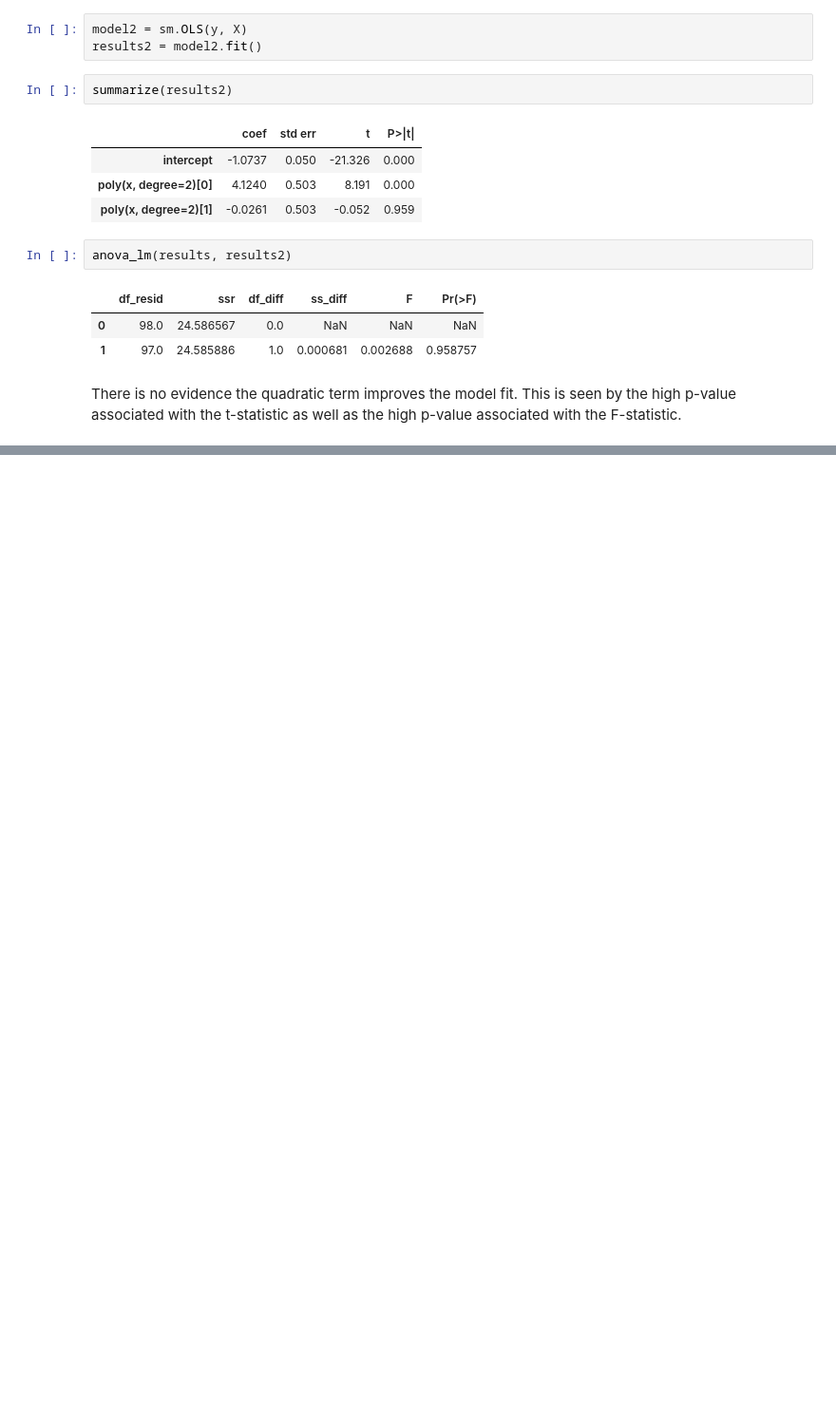
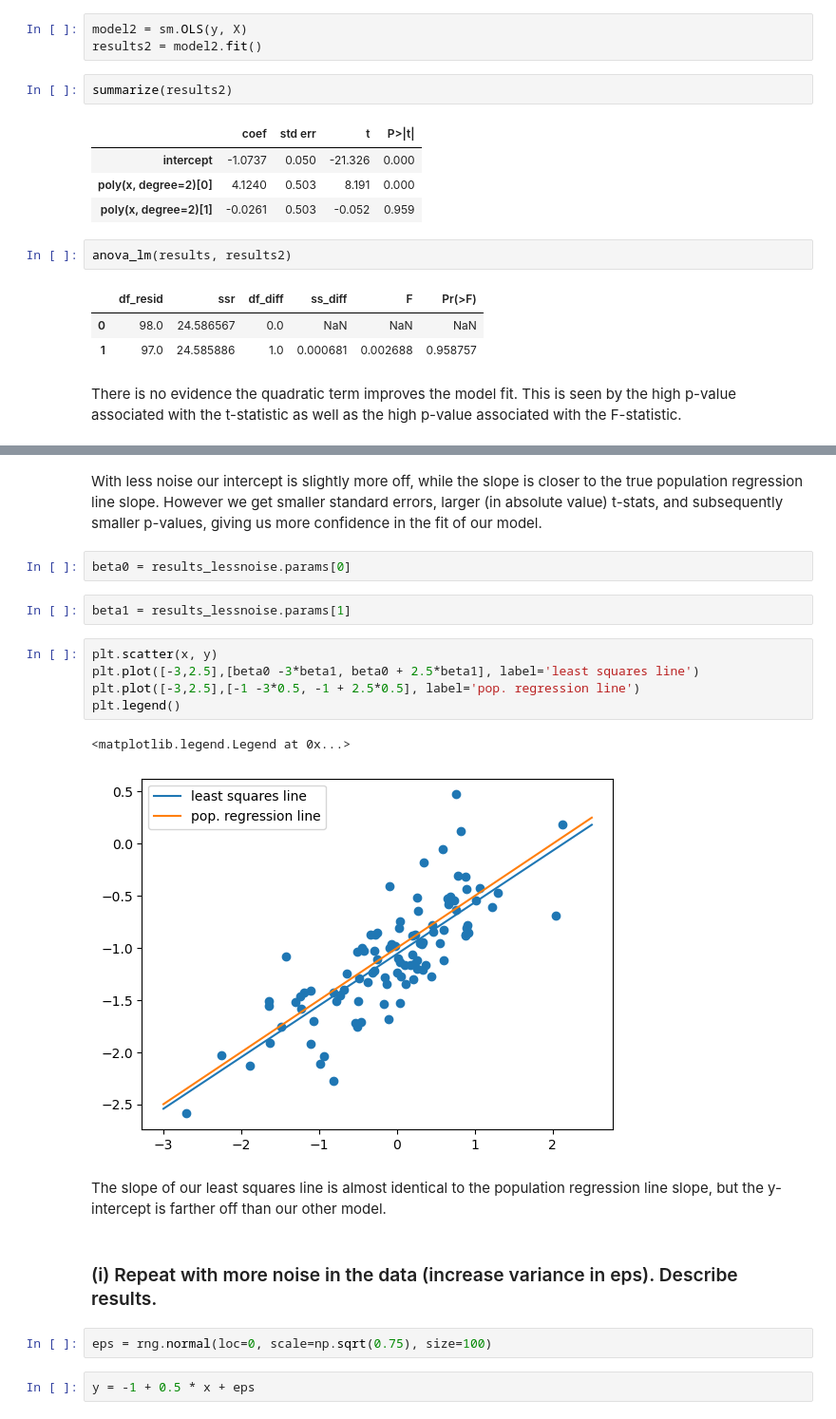
Before and after one commit to carmancater/an-introduction-to-statistical-learning-with-applications-in-python, a Jupyter notebook: Chapter 3 - Linear Regression/Ch 3 Ex 13.ipynb, the cells around one changed output, grey strips where cells are left out. Shown at 95% size. Cells and saved outputs as stored; diff of their text form; blank space fills up the shorter version.

```diff
--- a/Chapter 3 - Linear Regression/Ch 3 Ex 13.ipynb
+++ b/Chapter 3 - Linear Regression/Ch 3 Ex 13.ipynb
@@ -94,0 +117,22 @@ There is no evidence the quadratic term improves the model fit. This is seen by
+# %% [markdown]
+With less noise our intercept is slightly more off, while the slope is closer to the true population regression line slope. However we get smaller standard errors, larger (in absolute value) t-stats, and subsequently smaller p-values, giving us more confidence in the fit of our model.
+# %%
+beta0 = results_lessnoise.params[0]
+# %%
+beta1 = results_lessnoise.params[1]
+# %%
+plt.scatter(x, y)
+plt.plot([-3,2.5],[beta0 -3*beta1, beta0 + 2.5*beta1], label='least squares line')
+plt.plot([-3,2.5],[-1 -3*0.5, -1 + 2.5*0.5], label='pop. regression line')
+plt.legend()
+# %% [output]
+<matplotlib.legend.Legend at 0x...>
+[figure, added]
+# %% [markdown]
+The slope of our least squares line is almost identical to the population regression line slope, but the y-intercept is farther off than our other model.
+# %% [markdown]
+### (i) Repeat with more noise in the data (increase variance in eps). Describe results.
+# %%
+eps = rng.normal(loc=0, scale=np.sqrt(0.75), size=100)
+# %%
+y = -1 + 0.5 * x + eps
```
Also changed, not shown: parts of 17 cells of this notebook.
